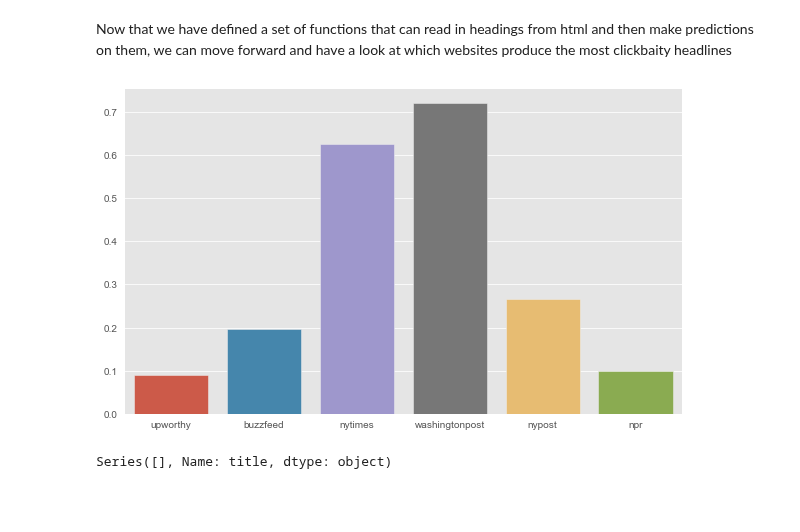
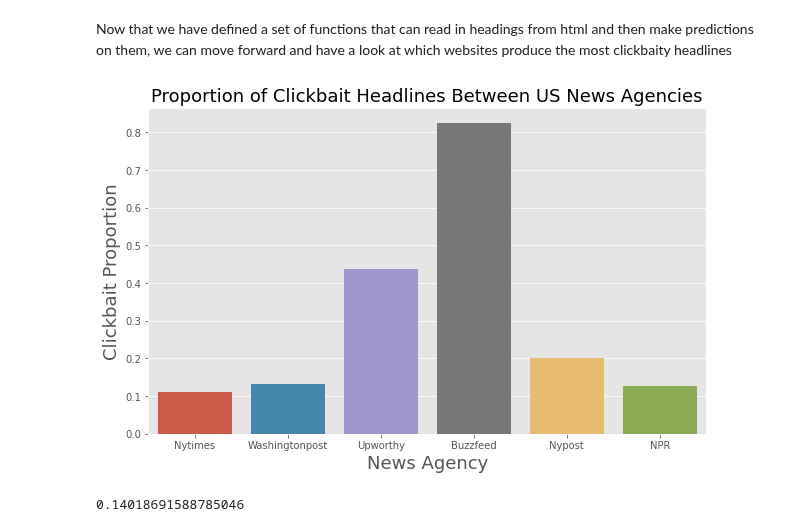
Before and after one commit to SlimHintz/bait-n-switch, a Jupyter notebook: bait-n-switch.ipynb, the cells around one changed output. Cells and saved outputs as stored; diff of their text form; code cells hidden in the pictures; blank space fills up the shorter version.

```diff
--- a/bait-n-switch.ipynb
+++ b/bait-n-switch.ipynb
@@ -1146,9 +1146,9 @@ This is a the start of the parser. Currently, it takes in as it's input a url an
 # %%
 # import chakraborty only model
 
-fp = open("./src/models/model0.1.pickle", 'rb')
+fp = open("./src/models/model1.1.pickle", 'rb')
 model = pickle.load(fp)
-fp = open("./src/models/tfidf0.1.pickle", 'rb')
+fp = open("./src/models/tfidf1.1.pickle", 'rb')
 tfidf = pickle.load(fp)
 # %%
 from bs4 import BeautifulSoup
@@ -1207,33 +1207,34 @@ def domain_name(url):
 # %% [markdown]
 Now that we have defined a set of functions that can read in headings from html and then make predictions on them, we can move forward and have a look at which websites produce the most clickbaity headlines
 # %%
-upworthy = 'https://www.upworthy.com/'
-buzzfeed = "https://www.buzzfeed.com"
-NYT = "https://www.nytimes.com"
-WP = "https://www.washingtonpost.com"
-NYP = "https://nypost.com"
-NPR = "https://www.npr.org"
-huffpost = "https://www.huffpost.com"
+upworthy = 'https://www.UpWorthy.com/'
+buzzfeed = "https://www.Buzzfeed.com"
+NYT = "https://www.NYtimes.com"
+WP = "https://www.WashingtonPost.com"
+NYP = "https://NYPost.com"
+NPR = "https://www.NPR.org"
+huffpost = "https://www.Huffpost.com"
 # %%
 NYT_df = predict_on_html(get_html_series(NYT), model, tfidf)
-WP_df = predict_on_html(get_html_series(WP), multi_bayes, multi_bayes_tfidf)
-upworthy_df = predict_on_html(get_html_series(upworthy), multi_bayes, multi_bayes_tfidf)
-buzzfeed_df = predict_on_html(get_html_series(buzzfeed), multi_bayes, multi_bayes_tfidf)
-NYP_df = predict_on_html(get_html_series(NYP), multi_bayes, multi_bayes_tfidf)
-NPR_df = predict_on_html(get_html_series(NPR), multi_bayes, multi_bayes_tfidf)
-# huffpost_df = predict_on_html(get_html_series(huffpost), multi_bayes, multi_bayes_tfidf)
+WP_df = predict_on_html(get_html_series(WP), model, tfidf)
+upworthy_df = predict_on_html(get_html_series(upworthy), model, tfidf)
+buzzfeed_df = predict_on_html(get_html_series(buzzfeed), model, tfidf)
+NYP_df = predict_on_html(get_html_series(NYP), model, tfidf)
+NPR_df = predict_on_html(get_html_series(NPR), model, tfidf)
+# huffpost_df = predict_on_html(get_html_series(huffpost), model, tfidf)
 # %%
+
 df_list = [NYT_df, WP_df, upworthy_df, buzzfeed_df, NYP_df, NPR_df]
-url_list = [upworthy, buzzfeed, NYT, WP, NYP, NPR]
+url_list = [NYT, WP, upworthy, buzzfeed, NYP, NPR]
 
 mean_clickbait_probability = [model.target.mean() for model in df_list]
 domain_names = [domain_name(url) for url in url_list]
 
 fig, ax = plt.subplots(figsize=(10,6))
-sns.barplot(x= domain_names, y=mean_clickbait_probability, ax=ax);
+sns.barplot(x= domain_names, y=mean_clickbait_probability, ax=ax)
+plt.title("Proportion of Clickbait Headlines Between US News Agencies", size = 18)
+plt.ylabel("Clickbait Proportion", size = 18)
+ply
+plt.xlabel("News Agency", size = 18);
 # %% [output]
-[figure, old version]
+[figure, new version]
-# %%
-get_html_series(huffpost)
-# %% [output]
-Series([], Name: title, dtype: object)
@@ -1241,0 +1241,4 @@ NPR_df
+# %%
+WP_df.target.mean()
+# %% [output]
+0.14018691588785046
```
Also changed, not shown: parts of 2 cells of this notebook, 10 other files.
